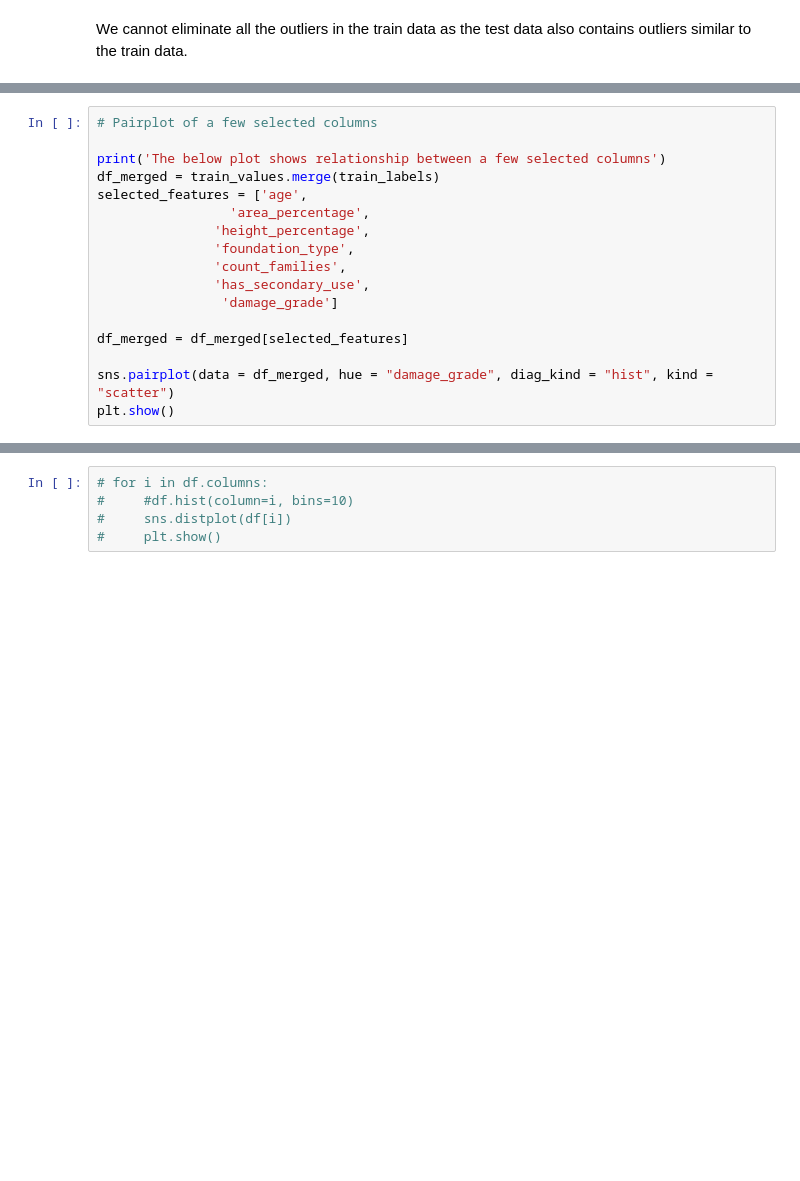
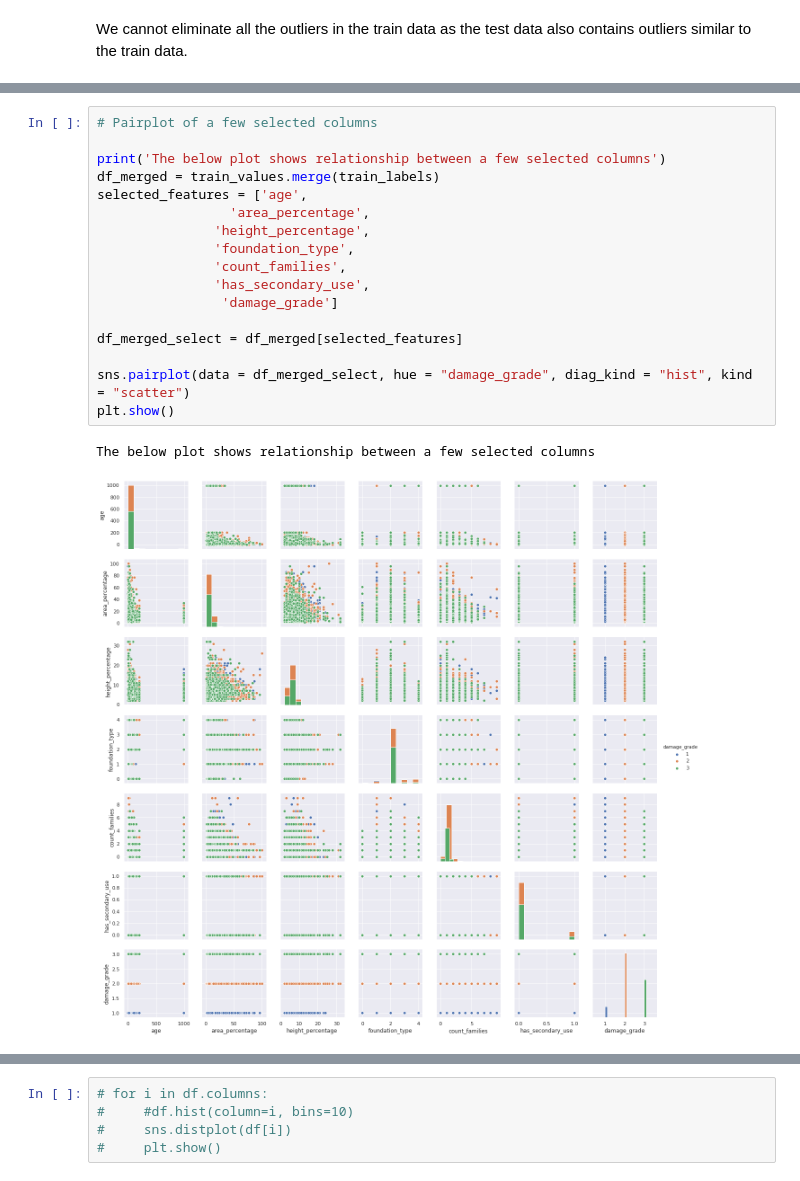
Before and after one commit to aishwarya-1/data_analytics_project, a Jupyter notebook: basic_analysis_EDA.ipynb, the cells around one changed output, grey strips where cells are left out. Drawn from its saved outputs; the diff is of its cells as text; blank space fills up the shorter version.

```diff
--- a/basic_analysis_EDA.ipynb
+++ b/basic_analysis_EDA.ipynb
@@ -120,20 +225,23 @@ plt.show();
 # %%
 # Pairplot of a few selected columns
 
 print('The below plot shows relationship between a few selected columns')
 df_merged = train_values.merge(train_labels)
 selected_features = ['age',
                  'area_percentage',
                'height_percentage',
                'foundation_type',
                'count_families',
                'has_secondary_use',
                 'damage_grade']
 
-df_merged = df_merged[selected_features]
+df_merged_select = df_merged[selected_features]
 
-sns.pairplot(data = df_merged, hue = "damage_grade", diag_kind = "hist", kind = "scatter")
+sns.pairplot(data = df_merged_select, hue = "damage_grade", diag_kind = "hist", kind = "scatter")
 plt.show()
+# %% [output]
+The below plot shows relationship between a few selected columns
+[figure, added]
 # %%
 # Histogram of 'age' column ( Distribution of age of the buildings )
 
```
Also changed, not shown: parts of 55 cells of this notebook.
